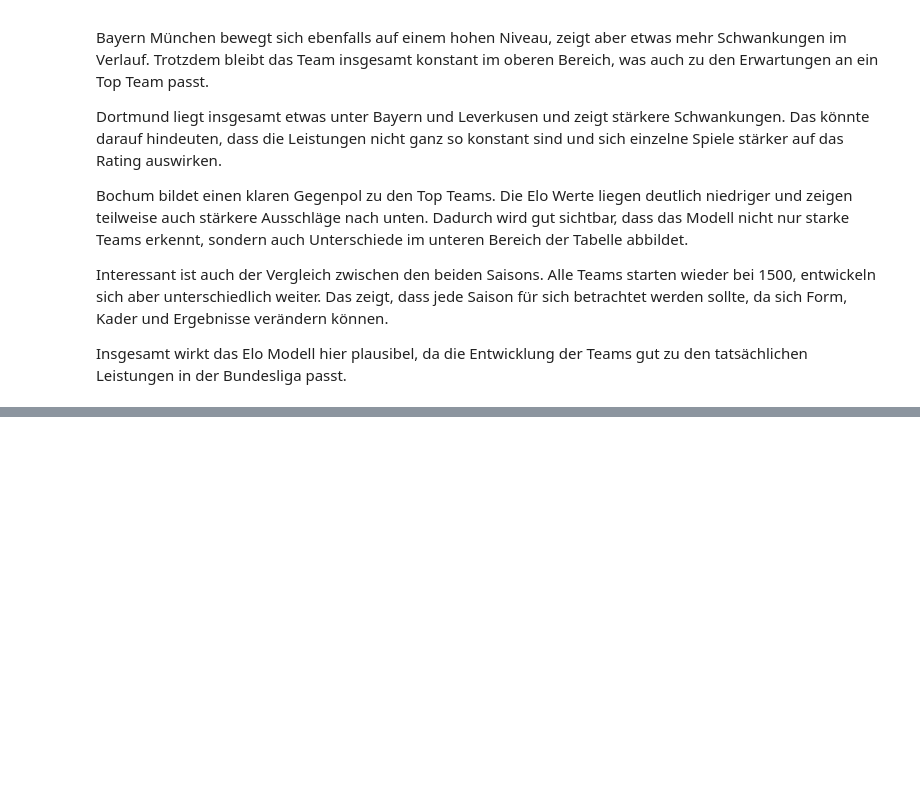
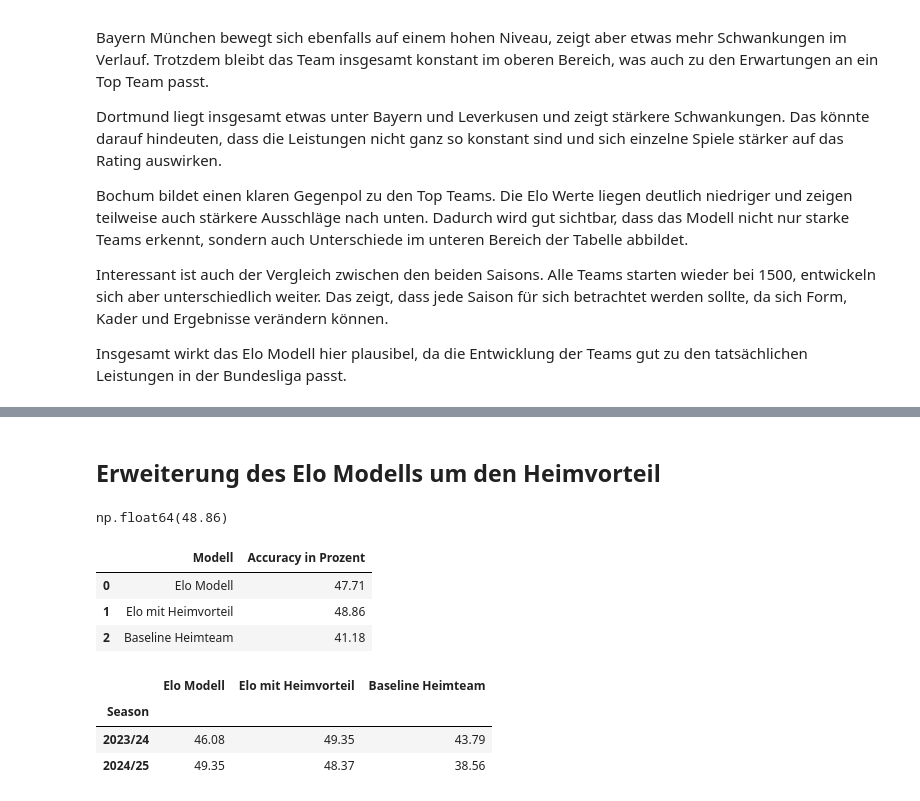
Before and after one commit to Berkedmy/Final_Projekt, a Jupyter notebook: notebooks/01_data_check.ipynb, the cells around one changed output, grey strips where cells are left out. Drawn from its saved outputs; the diff is of its cells as text; code cells hidden in the pictures; blank space fills up the shorter version.

```diff
--- a/notebooks/01_data_check.ipynb
+++ b/notebooks/01_data_check.ipynb
@@ -1023,0 +1099,8 @@ Insgesamt wirkt das Elo Modell hier plausibel, da die Entwicklung der Teams gut
+# %%
+baseline_season_accuracy = (
+    df.groupby("Season")
+    .apply(lambda x: (x["Baseline"] == x["FTR"]).mean() * 100)
+    .round(2)
+)
+
+baseline_season_accuracy
@@ -1023,0 +1140,67 @@ Insgesamt wirkt das Elo Modell hier plausibel, da die Entwicklung der Teams gut
+# %% [markdown]
+## Erweiterung des Elo Modells um den Heimvorteil
+# %%
+def predict_result_home_adv(home_elo, away_elo, home_advantage=80):
+    home_elo_adjusted = home_elo + home_advantage
+
+    if home_elo_adjusted > away_elo:
+        return "H"
+    elif home_elo_adjusted < away_elo:
+        return "A"
+    else:
+        return "D"
+# %%
+df["Predicted_HA"] = df.apply(
+    lambda row: predict_result_home_adv(
+        row["HomeEloBefore"],
+        row["AwayEloBefore"]
+    ),
+    axis=1
+)
+# %%
+accuracy_ha = (df["Predicted_HA"] == df["FTR"]).mean()
+
+accuracy_ha_percent = round(accuracy_ha * 100, 2)
+
+accuracy_ha_percent
+# %% [output]
+np.float64(48.86)
+# %%
+comparison_full = pd.DataFrame({
+    "Modell": [
+        "Elo Modell",
+        "Elo mit Heimvorteil",
+        "Baseline Heimteam"
+    ],
+    "Accuracy in Prozent": [
+        accuracy_percent,
+        accuracy_ha_percent,
+        baseline_accuracy_percent
+    ]
+})
+
+comparison_full
+# %% [output]
+|  | Modell | Accuracy in Prozent |
+| 0 | Elo Modell | 47.71 |
+| 1 | Elo mit Heimvorteil | 48.86 |
+| 2 | Baseline Heimteam | 41.18 |
+# %%
+season_accuracy_ha = (
+    df.groupby("Season")
+    .apply(lambda x: (x["Predicted_HA"] == x["FTR"]).mean() * 100)
+    .round(2)
+)
+
+season_comparison_full = pd.DataFrame({
+    "Elo Modell": season_accuracy,
+    "Elo mit Heimvorteil": season_accuracy_ha,
+    "Baseline Heimteam": baseline_season_accuracy
+})
+
+season_comparison_full
+# %% [output]
+|  | Elo Modell | Elo mit Heimvorteil | Baseline Heimteam |
+| Season |  |  |  |
+| 2023/24 | 46.08 | 49.35 | 43.79 |
+| 2024/25 | 49.35 | 48.37 | 38.56 |
```
Also changed, not shown: parts of 15 cells of this notebook.
